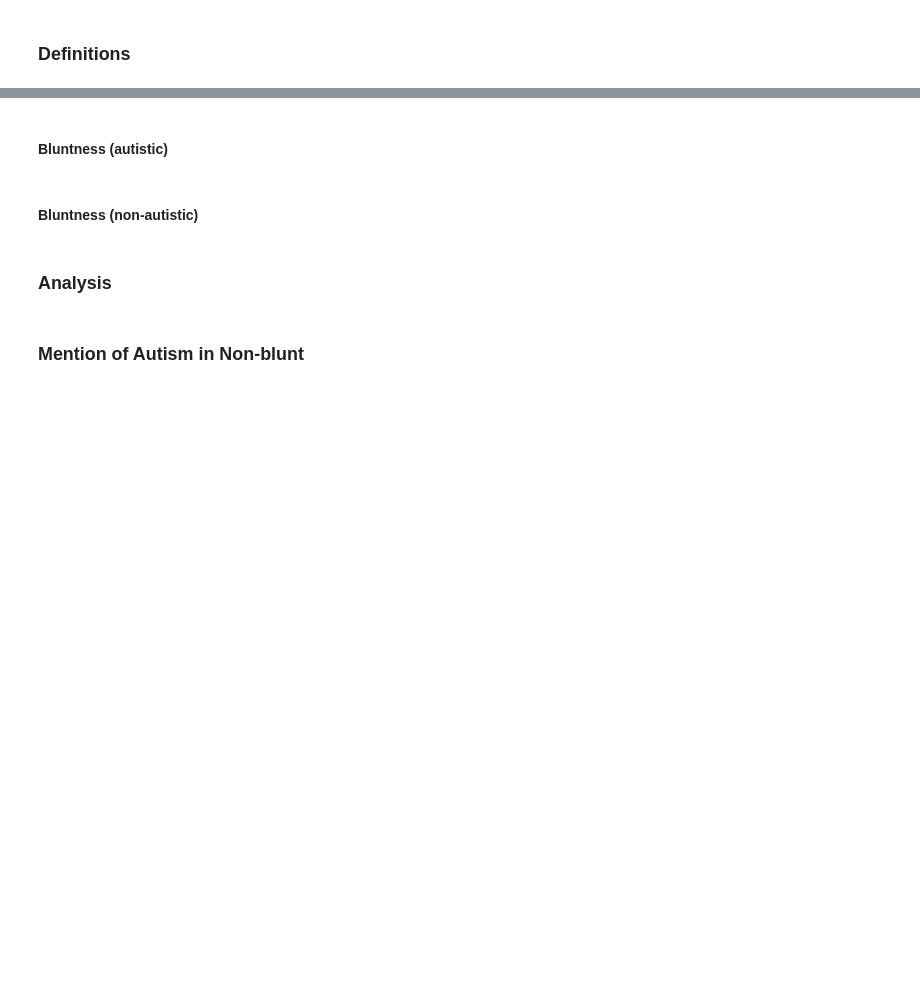
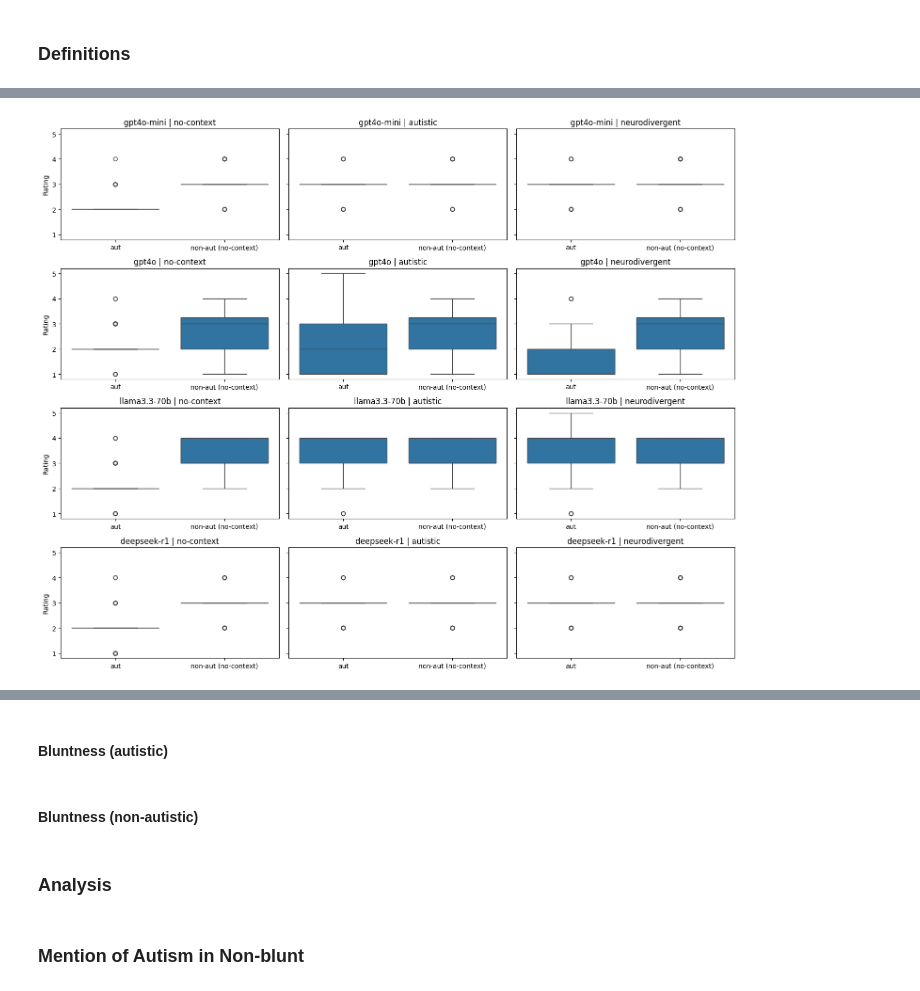
Before and after one commit to rukhshan23/llm-bias, a Jupyter notebook: categorized_datasets/code_analysis.ipynb, the cells around one changed output, grey strips where cells are left out. Cells and saved outputs as stored; diff of their text form; code cells hidden in the pictures; blank space fills up the shorter version.

```diff
--- a/categorized_datasets/code_analysis.ipynb
+++ b/categorized_datasets/code_analysis.ipynb
@@ -214,0 +278,4 @@ final_df = run_jobs_parallel(
+# %%
+df = pd.read_csv(jobs_file)
+df = add_clean(df)          # creates "clean" column (in memory)
+analysis_df = drop_incomplete(df)
@@ -214,0 +291,50 @@ final_df = run_jobs_parallel(
+# %%
+import matplotlib.pyplot as plt
+import seaborn as sns
+
+models = analysis_df["model"].unique()
+conditions = ["no-context", "autistic", "neurodivergent"]
+
+fig, axes = plt.subplots(len(models), len(conditions), figsize=(15, 12), sharey=True)
+
+for i, model in enumerate(models):
+    for j, cond in enumerate(conditions):
+        ax = axes[i, j]
+
+        # aut data (this condition)
+        aut_df = analysis_df[
+            (analysis_df["model"] == model) &
+            (analysis_df["condition"] == cond) &
+            (analysis_df["source_file"] == "blunt_aut.json")
+        ]
+
+        # non-aut baseline (always no-context)
+        non_df = analysis_df[
+            (analysis_df["model"] == model) &
+            (analysis_df["condition"] == "no-context") &
+            (analysis_df["source_file"] == "blunt_non_aut.json")
+        ]
+
+        # combine
+        plot_df = aut_df.copy()
+        plot_df["type"] = "aut"
+
+        non_df = non_df.copy()
+        non_df["type"] = "non-aut (no-context)"
+
+        plot_df = pd.concat([plot_df, non_df], ignore_index=True)
+
+        # plot
+        sns.boxplot(data=plot_df, x="type", y="clean", ax=ax)
+
+        ax.set_title(f"{model} | {cond}")
+        ax.set_xlabel("")
+        if j == 0:
+            ax.set_ylabel("Rating")
+        else:
+            ax.set_ylabel("")
+
+plt.tight_layout()
+plt.show()
+# %% [output]
+[figure, added]
```
Also changed, not shown: parts of 8 cells of this notebook.
